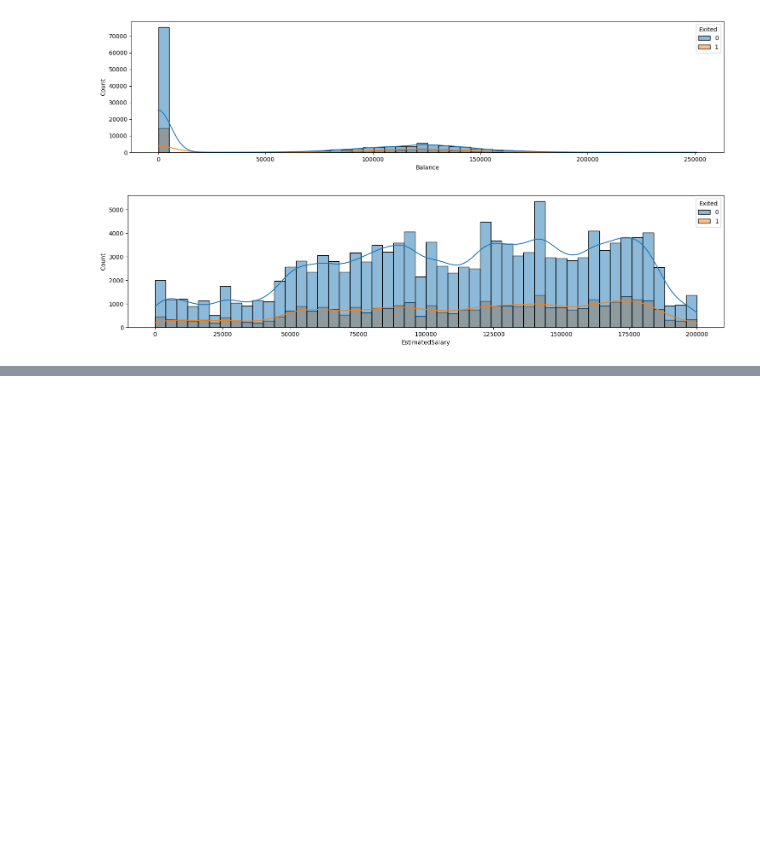
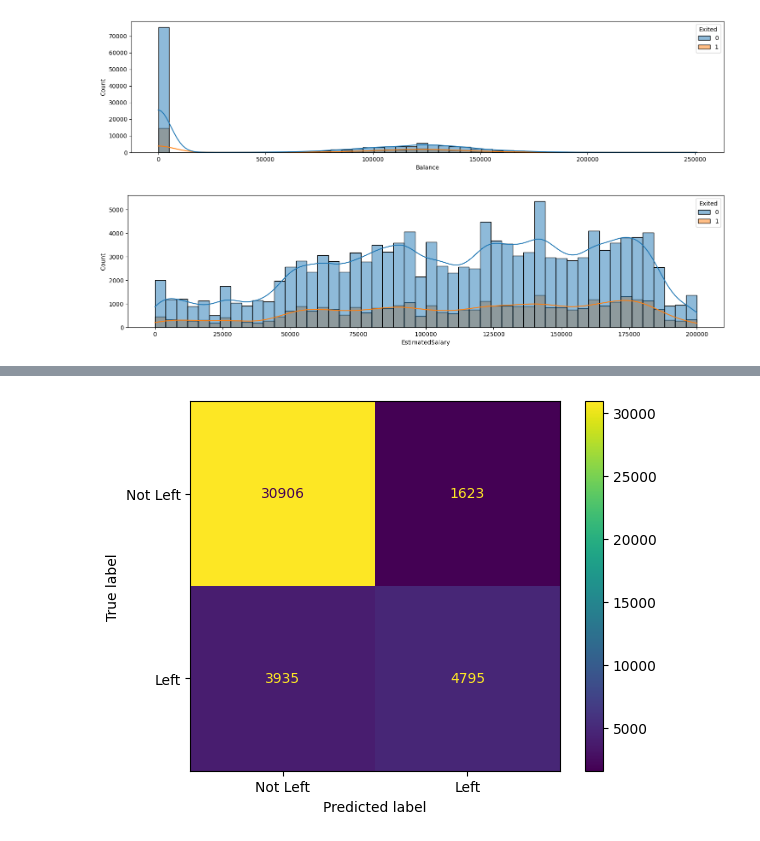
Before and after one commit to LeeHeonWoo1/ML_DL, a Jupyter notebook: Kaggle/Bank Classification/1_EDA.ipynb, the cells around one changed output, grey strips where cells are left out. Drawn from its saved outputs; the diff is of its cells as text; code cells hidden in the pictures; blank space fills up the shorter version.

```diff
--- a/Kaggle/Bank Classification/1_EDA.ipynb
+++ b/Kaggle/Bank Classification/1_EDA.ipynb
@@ -216,0 +245,3 @@ for column in continuous_vars:
+# %%
+X = train_data.drop(['id', 'CustomerId', 'Surname', 'Exited'], axis=1)
+y = train_data['Exited']
@@ -216,0 +268,3 @@ for column in continuous_vars:
+# %%
+X_encoded = pd.get_dummies(X, columns=["Geography", "Gender", "IsActiveMember", "HasCrCard", "NumOfProducts"])
+X_encoded.head()
@@ -216,0 +280,6 @@ for column in continuous_vars:
+# %%
+X_train, X_test, y_train, y_test = train_test_split(X_encoded, y, random_state=42, stratify=y)
+# %%
+clf_xgb_v1 = xgb.XGBClassifier(objective='binary:logistic', seed=42)
+
+clf_xgb_v1.fit(X_train, y_train, verbose=True, early_stopping_rounds=10, eval_metric='auc', eval_set=[(X_test, y_test)])
@@ -216,0 +315,11 @@ for column in continuous_vars:
+# %%
+predictions_1 = clf_xgb_v1.predict(X_test)
+
+# sns.set(font_scale=1)
+cm = confusion_matrix(y_test, predictions_1)
+
+disp = ConfusionMatrixDisplay(confusion_matrix=cm, display_labels=['Not Left', 'Left'])
+disp.plot()
+plt.show()
+# %% [output]
+[figure, added]
```
Also changed, not shown: parts of 7 cells of this notebook.
